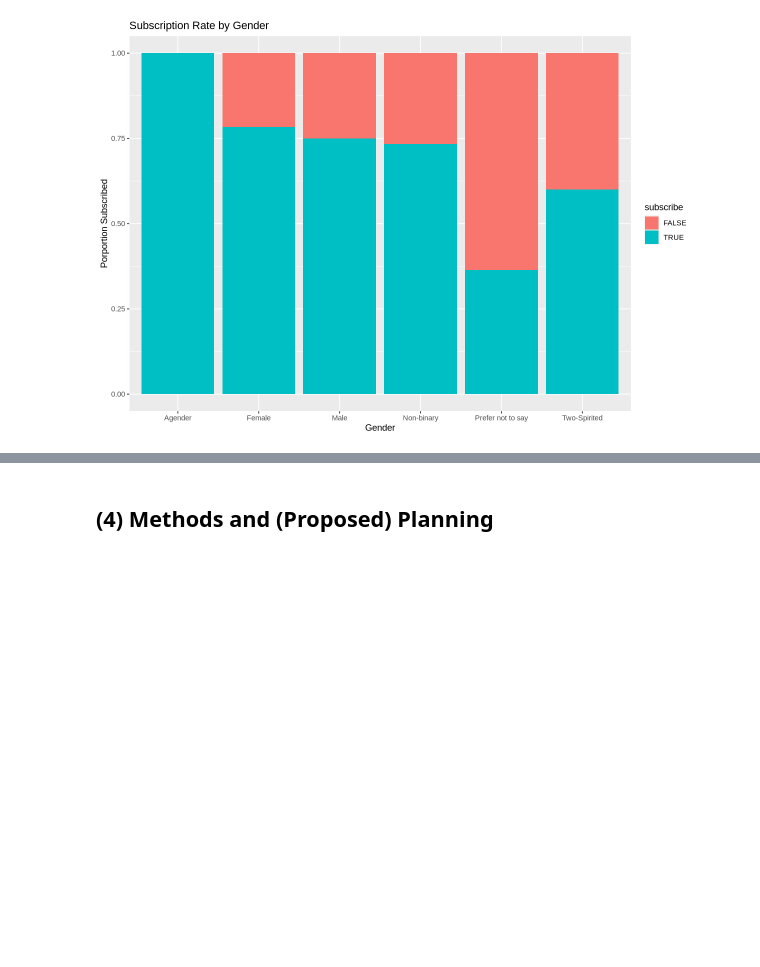
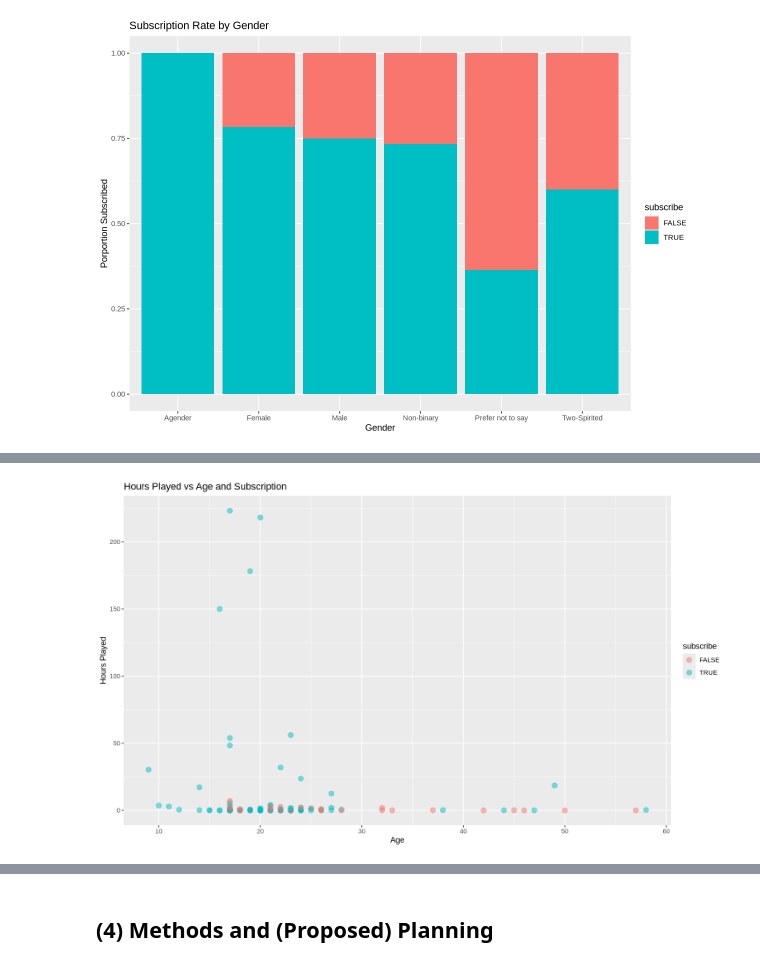
Before and after one commit to mimi15090/dsci-100-2025w1-group-024, a Jupyter notebook: Report.ipynb, the cells around one changed output, grey strips where cells are left out. Saved outputs shown, nothing was run; the diff lists cells and outputs as text; code cells hidden in the pictures; blank space fills up the shorter version.

```diff
--- a/Report.ipynb
+++ b/Report.ipynb
@@ -189,2 +190,12 @@ plot3
+# %%
+#plot4, age vs hours played, scatterplot
+options(reper.plot.width=12, repr.plot.height =7)
+plot4<- players_cleaned|>
+        ggplot(aes(x= Age, y = played_hours, fill= subscribe))+
+        geom_point(alpha=0.5,size=3, aes(color=subscribe))+
+        labs(title= "Hours Played vs Age and Subscription Status", x="Age", y= "Hours Played")
+plot4
+# %% [output]
+[figure, added]
 # %%
 #side by side graph comparison:
```
Also changed, not shown: parts of 3 cells of this notebook.
